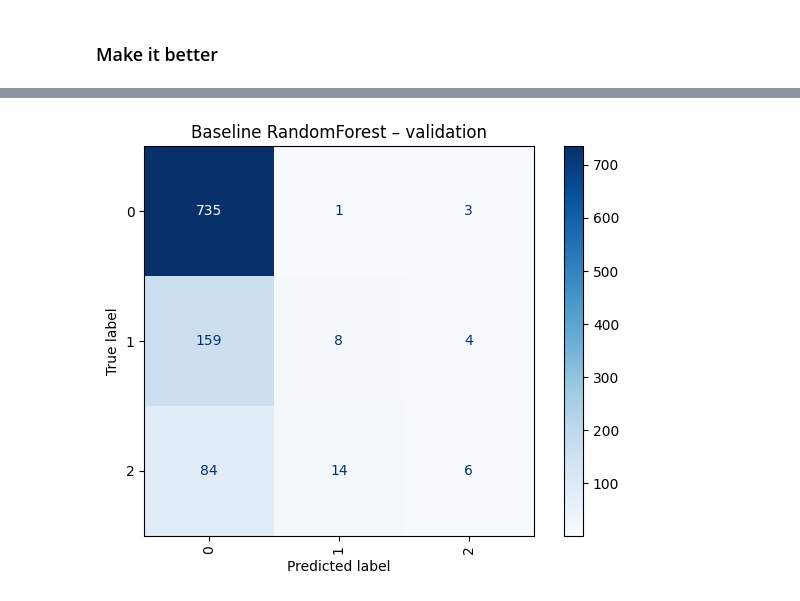
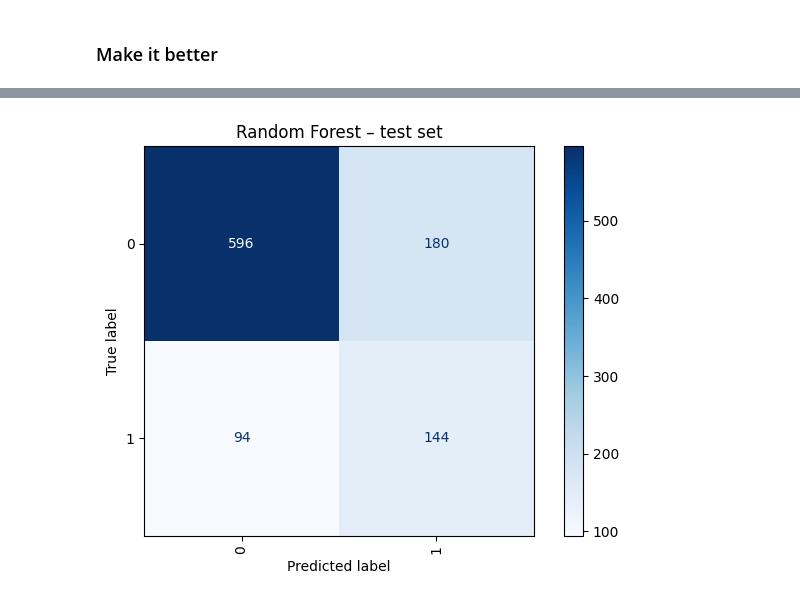
Before and after one commit to natdosan/data207-final-prject, a Jupyter notebook: src/emily_modeling.ipynb, the cells around one changed output, grey strips where cells are left out. Cells and saved outputs as stored; diff of their text form; code cells hidden in the pictures.

```diff
--- a/src/emily_modeling.ipynb
+++ b/src/emily_modeling.ipynb
@@ -217,0 +410,21 @@ Validation accuracy: 0.7387
+# %%
+rf  = RandomForestClassifier(
+    n_estimators=200,
+    n_jobs=-1,
+    random_state=7,
+    max_depth=5,
+    max_features='log2',
+    min_samples_leaf = 5,
+    min_samples_split = 15)
+
+rf.fit(X_train, y_train)
+
+import joblib
+
+# save model
+joblib.dump(rf, "nhanes_rf_2.pkl")
+
+# load model from file
+gb2 = joblib.load("nhanes_rf_2.pkl")
+
+performance_metrics(gb2, X_train, y_train, X_val, y_val)
@@ -217,0 +460,7 @@ Validation accuracy: 0.7387
+# %%
+# predict on test set
+
+gb2 = joblib.load("nhanes_rf_2.pkl")
+y_test_pred = gb2.predict(X_test)
+
+classification_report(y_test, y_test_pred, output_dict=True)
@@ -218,10 +485,10 @@ Validation accuracy: 0.7387
 # %%
-# confusion matrix using validation set
-cm = confusion_matrix(y_val, y_val_pred)
+# confusion matrix using test set
+cm = confusion_matrix(y_test, y_test_pred)
 disp = ConfusionMatrixDisplay(cm)
 disp.plot(cmap=plt.cm.Blues, xticks_rotation=90)
-plt.title("Baseline RandomForest – validation")
+plt.title("Random Forest – test set")
 plt.tight_layout()
 plt.show()
 # %% [output]
-[figure, old version]
+[figure, new version]
```
Also changed, not shown: parts of 31 cells of this notebook, 3 other files.
